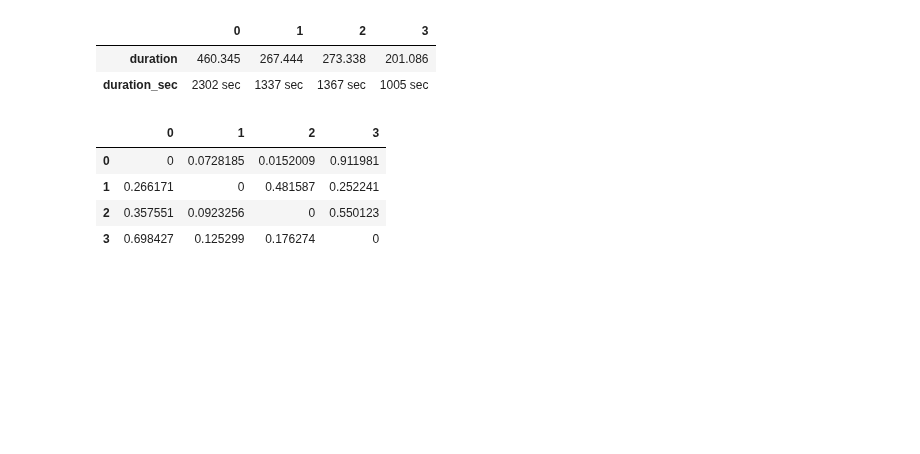
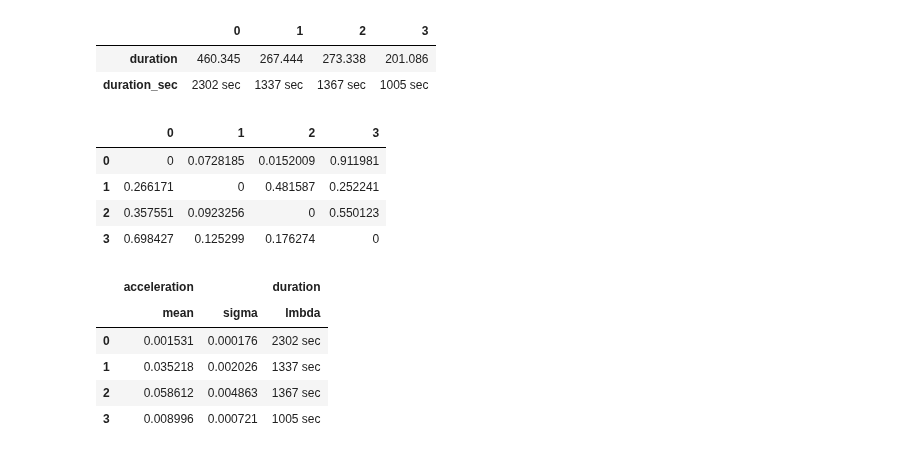
Before and after one commit to wadpac/hsmm4acc, a Jupyter notebook: notebooks/workflow/4_AnalyzeModel.ipynb, the cells around one changed output. Saved outputs shown, nothing was run; the diff lists cells and outputs as text; code cells hidden in the pictures; blank space fills up the shorter version.

```diff
--- a/notebooks/workflow/4_AnalyzeModel.ipynb
+++ b/notebooks/workflow/4_AnalyzeModel.ipynb
@@ -55,3 +55,16 @@ pd.DataFrame(model.trans_distn.trans_matrix).style.background_gradient(cmap='BuG
 | 1 | 0.266171 | 0 | 0.481587 | 0.252241 |
 | 2 | 0.357551 | 0.0923256 | 0 | 0.550123 |
 | 3 | 0.698427 | 0.125299 | 0.176274 | 0 |
+# %%
+concat = pd.concat([means, sigmas], axis=1, keys=['mean', 'sigma'])
+concat = concat.reorder_levels(order=[1,0], axis=1)
+concat[('duration', 'lmbda')] = durations['duration_sec']
+# %%
+concat
+# %% [output]
+|  | acceleration |  | duration |
+|  | mean | sigma | lmbda |
+| 0 | 0.001531 | 0.000176 | 2302 sec |
+| 1 | 0.035218 | 0.002026 | 1337 sec |
+| 2 | 0.058612 | 0.004863 | 1367 sec |
+| 3 | 0.008996 | 0.000721 | 1005 sec |
```
Also changed, not shown: parts of 1 cell of this notebook, 1 other file.
